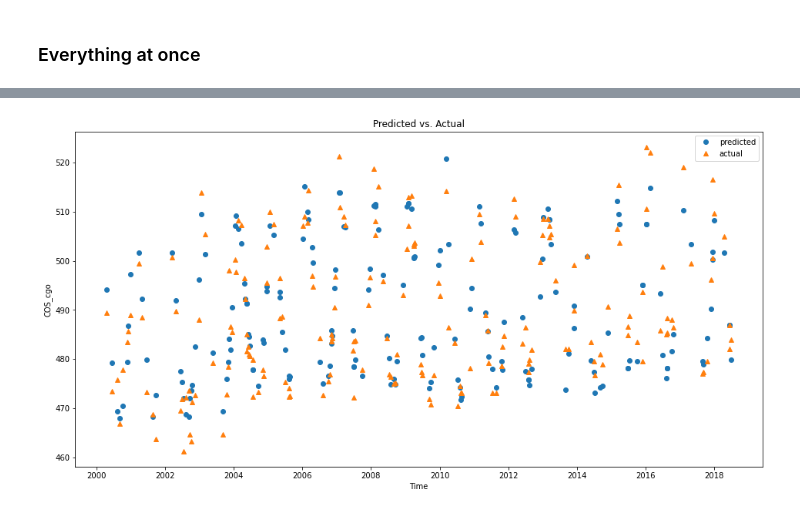
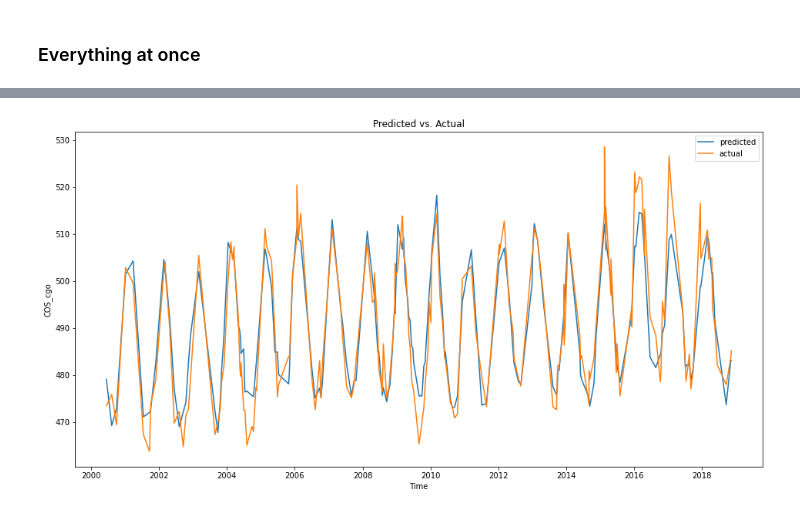
Before and after one commit to Ghinojoz/COS-Seesaw, a Jupyter notebook: Seesaw_GA2M.ipynb, the cells around one changed output, grey strips where cells are left out. Cells and saved outputs as stored; diff of their text form; code cells hidden in the pictures.

Commit message:
predicted vs actual line graph
Add line graph instead of scatter plot

```diff
--- a/Seesaw_GA2M.ipynb
+++ b/Seesaw_GA2M.ipynb
@@ -110,13 +110,13 @@ show([marginal_explanation, lr_global, lr_perf, lr_local, rt_global, rt_perf, rt
 # %%
 predicted = ebm.predict(X_test)
 fig, ax = plt.subplots(figsize=(16,8))
-ax.plot(test_time, predicted, 'o',  label='predicted')
-ax.plot(test_time, y_test, '^', label='actual')
+ax.plot(test_time, predicted, '-',  label='predicted')
+ax.plot(test_time, y_test, '-', label='actual')
 ax.set_title("Predicted vs. Actual")
 ax.set_xlabel('Time')
-ax.set_ylabel('COS_cgo')
+ax.set_ylabel(cos_target)
 plt.legend()
 plt.show()
 fig.savefig('predictedVsActualOverTime.png')
 # %% [output]
-[figure, old version]
+[figure, new version]
```
Also changed, not shown: parts of 1 cell of this notebook, 2 other files.
